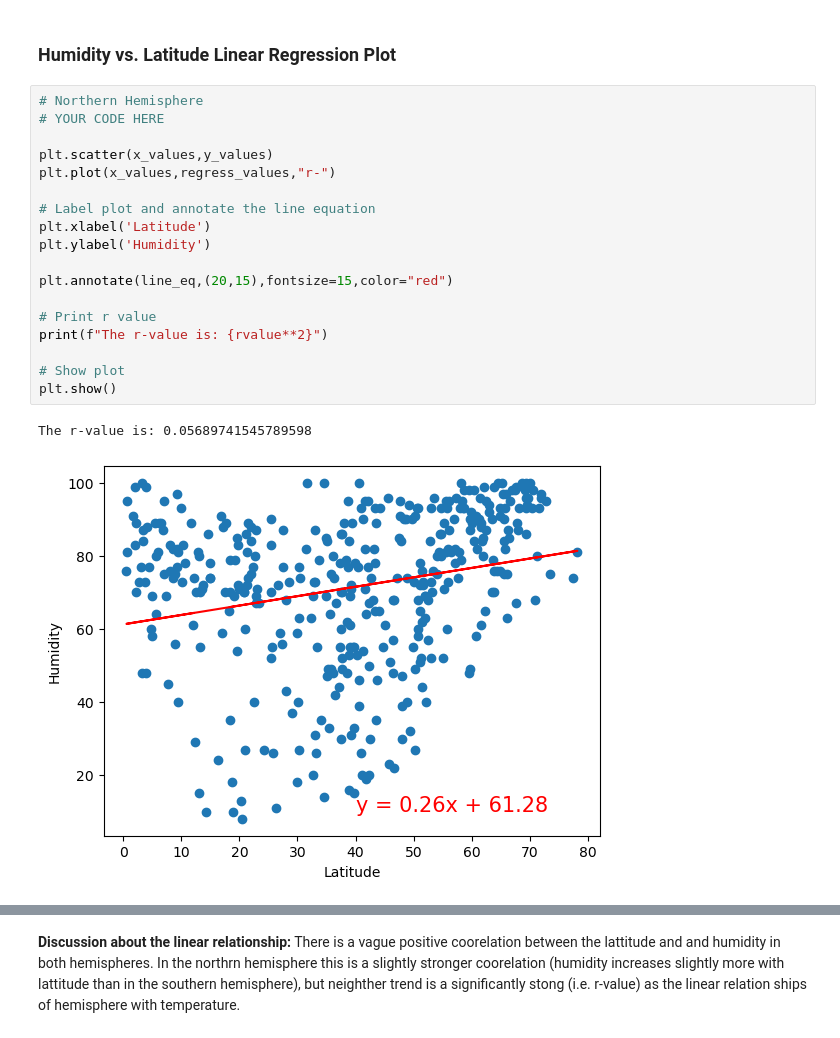
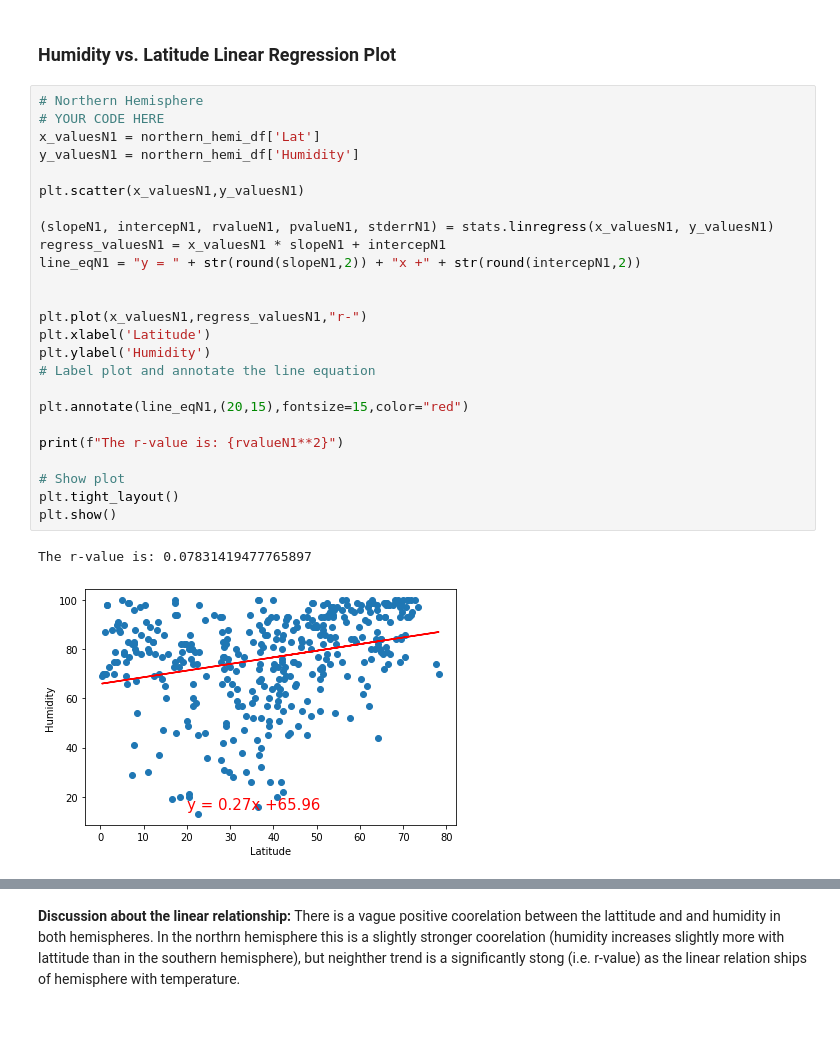
Before and after one commit to nkeplinger/nkeplinger-python-api-challenge, a Jupyter notebook: WeatherPy/WeatherPy.ipynb, the cells around one changed output, grey strips where cells are left out. Saved outputs shown, nothing was run; the diff lists cells and outputs as text.

```diff
--- a/WeatherPy/WeatherPy.ipynb
+++ b/WeatherPy/WeatherPy.ipynb
@@ -410,24 +438,31 @@ The r-value is: 0.4121057168607245
 # %%
 # Northern Hemisphere
 # YOUR CODE HERE
+x_valuesN1 = northern_hemi_df['Lat']
+y_valuesN1 = northern_hemi_df['Humidity']
 
-plt.scatter(x_values,y_values)
-plt.plot(x_values,regress_values,"r-")
+plt.scatter(x_valuesN1,y_valuesN1)
 
-# Label plot and annotate the line equation
+(slopeN1, intercepN1, rvalueN1, pvalueN1, stderrN1) = stats.linregress(x_valuesN1, y_valuesN1)
+regress_valuesN1 = x_valuesN1 * slopeN1 + intercepN1
+line_eqN1 = "y = " + str(round(slopeN1,2)) + "x +" + str(round(intercepN1,2))
+
+
+plt.plot(x_valuesN1,regress_valuesN1,"r-")
 plt.xlabel('Latitude')
 plt.ylabel('Humidity')
+# Label plot and annotate the line equation
 
-plt.annotate(line_eq,(20,15),fontsize=15,color="red")
+plt.annotate(line_eqN1,(20,15),fontsize=15,color="red")
 
-# Print r value
-print(f"The r-value is: {rvalue**2}")
+print(f"The r-value is: {rvalueN1**2}")
 
 # Show plot
+plt.tight_layout()
 plt.show()
 # %% [output]
-The r-value is: 0.05689741545789598
+The r-value is: 0.07831419477765897
-[figure, old version]
+[figure, new version]
 # %%
 # Southern Hemisphere
 # YOUR CODE HERE
```
Also changed, not shown: parts of 14 cells of this notebook, 3 other files.
